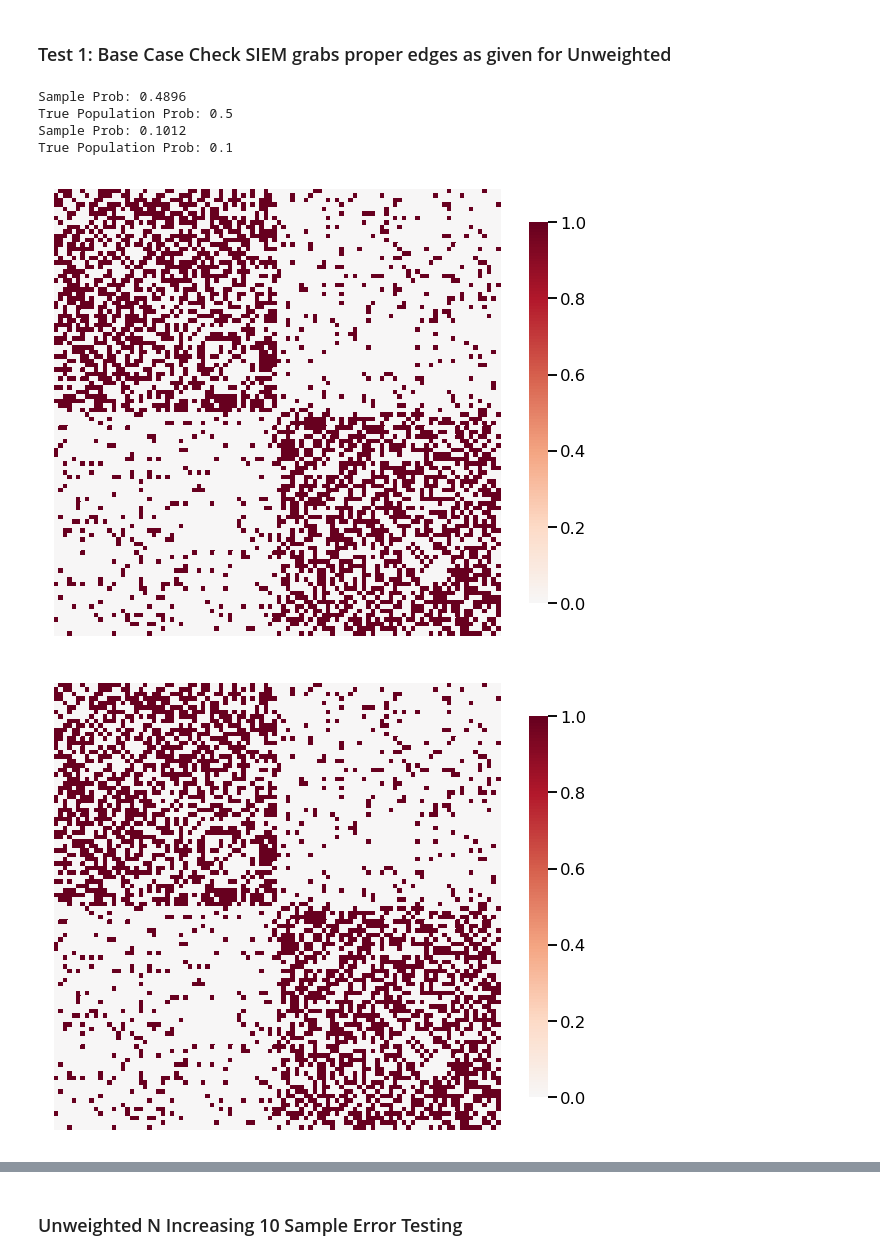
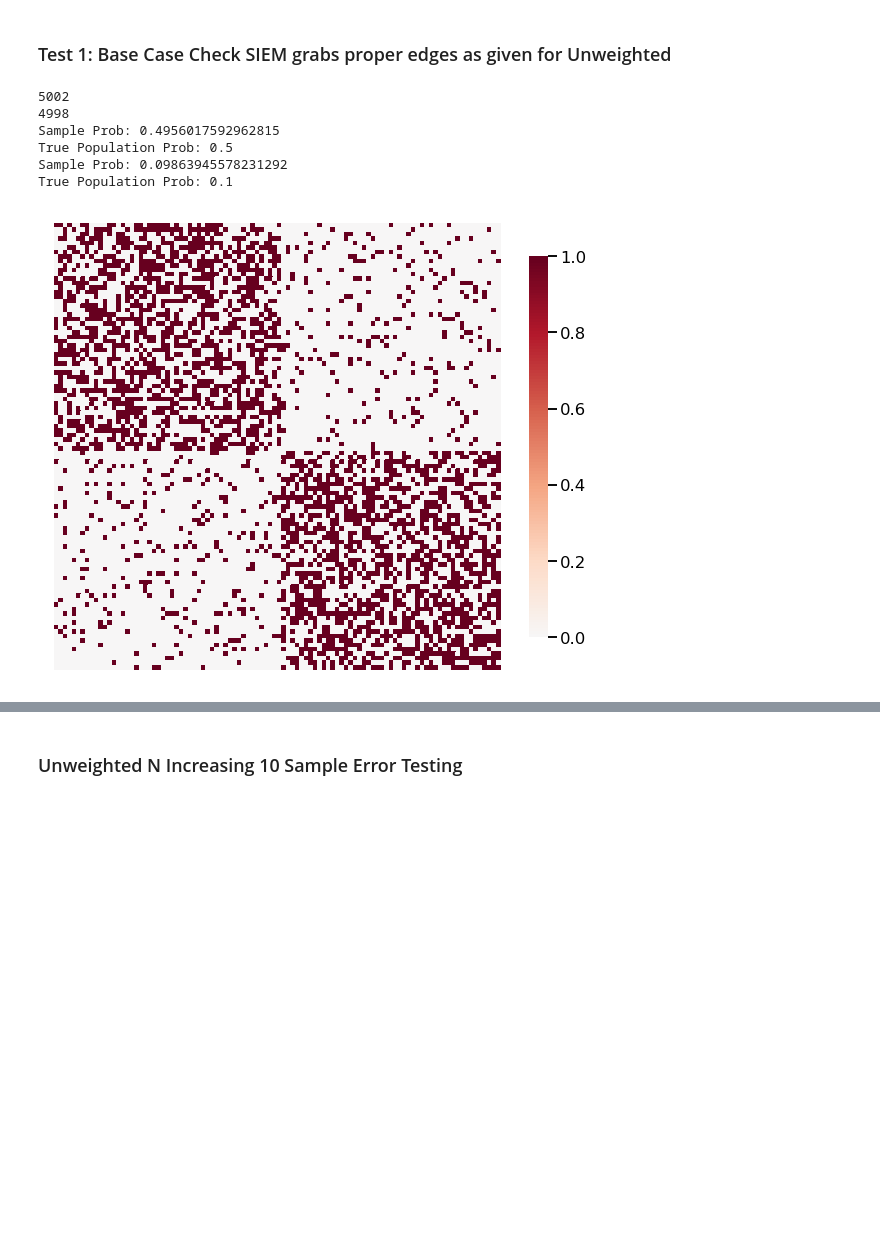
Before and after one commit to ebridge2/graspy, a Jupyter notebook: docs/tutorials/models/SIEM_Model_Notebook.ipynb, the cells around one changed output, grey strips where cells are left out. Saved outputs shown, nothing was run; the diff lists cells and outputs as text; code cells hidden in the pictures; blank space fills up the shorter version.

```diff
--- a/docs/tutorials/models/SIEM_Model_Notebook.ipynb
+++ b/docs/tutorials/models/SIEM_Model_Notebook.ipynb
@@ -159,7 +159,7 @@ class SIEMEstimator(BaseGraphEstimator):
             for x in edge_comm[i]:
                 comms.append(graph[x])
 
-            self.model[i] = comms
+            self.model[i] = np.array(comms)
 #         if not is_unweighted(graph):
 #             raise NotImplementedError(
 #                 "Graph model is currently only implemented for unweighted graphs."
@@ -395,23 +403,25 @@ def test_probabilities(sample_data,n_k,p):
 # %%
 # p = 0.1 community
 n = 100
 edge_comm = generate_samples(n,[[0.5,0.1],[0.1,0.5]])
-
-p = [1,1]
-s1 = siem(n = n, p=p, directed = True, loops = False, edge_comm = edge_comm)
+print(len(edge_comm[0]))
+print(len(edge_comm[1]))
+p = [0.5,0.1]
+s1 = siem(n = n, p=p, directed = True, loops = True, edge_comm = edge_comm)
 heatmap(s1)
 
 siem_test = SIEMEstimator()
 siem_test.fit(s1,edge_comm = edge_comm, weighted = False)
 model_dict = siem_test.model
-test_probabilities(model_dict,[50*50*2,50*50*2],p = [0.5,0.1])
+test_probabilities(model_dict,p = [0.5,0.1])
 # %% [output]
-Sample Prob: 0.4896
+5002
+4998
+Sample Prob: 0.4956017592962815
 True Population Prob: 0.5
-Sample Prob: 0.1012
+Sample Prob: 0.09863945578231292
 True Population Prob: 0.1
-[figure, old version]
+[figure, new version]
-[figure, removed]
 # %%
 ### Test 1: Base Case Check SIEM grabs proper edges as given for Weighted
 # %%
```
Also changed, not shown: parts of 7 cells of this notebook.
